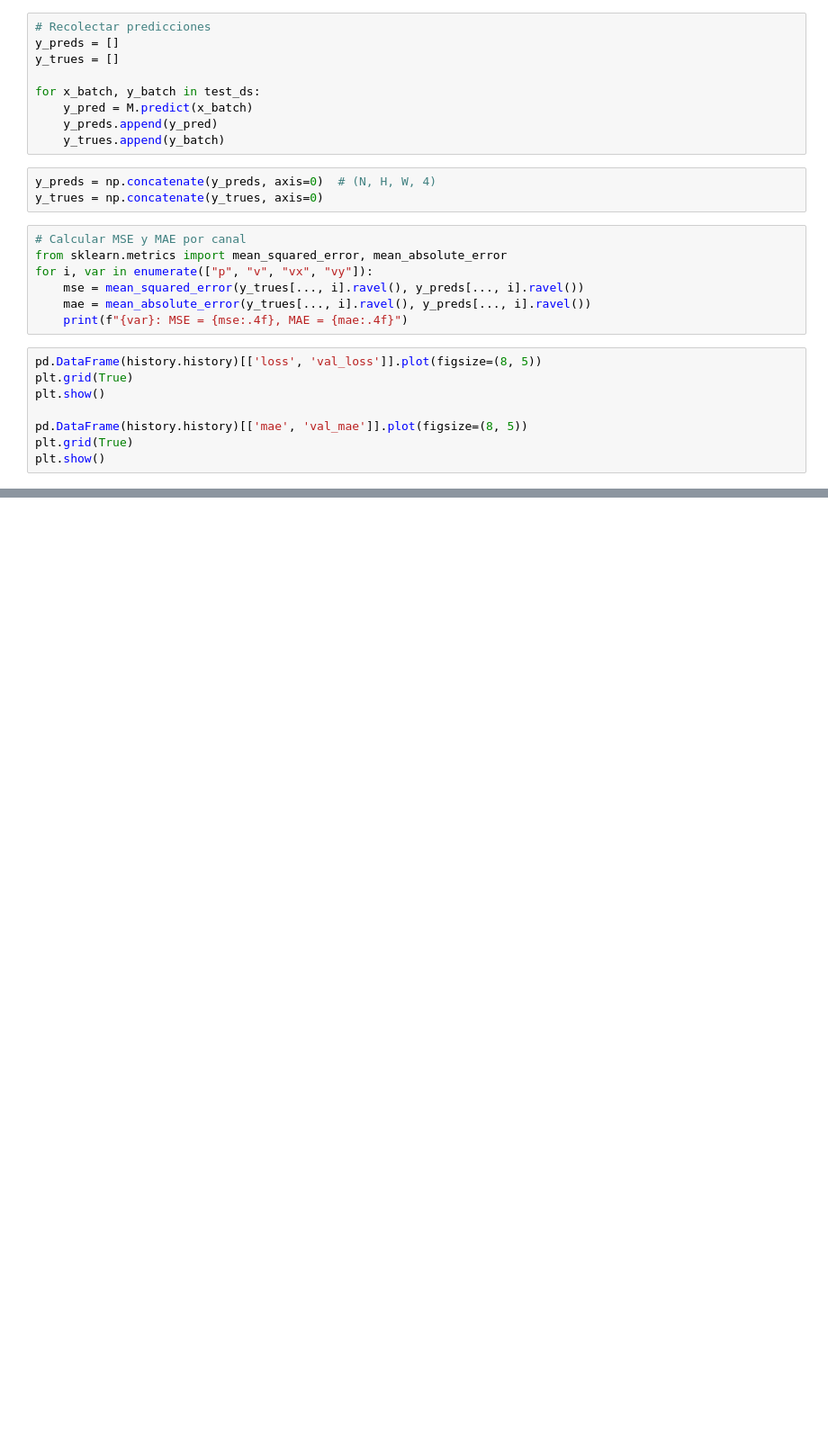
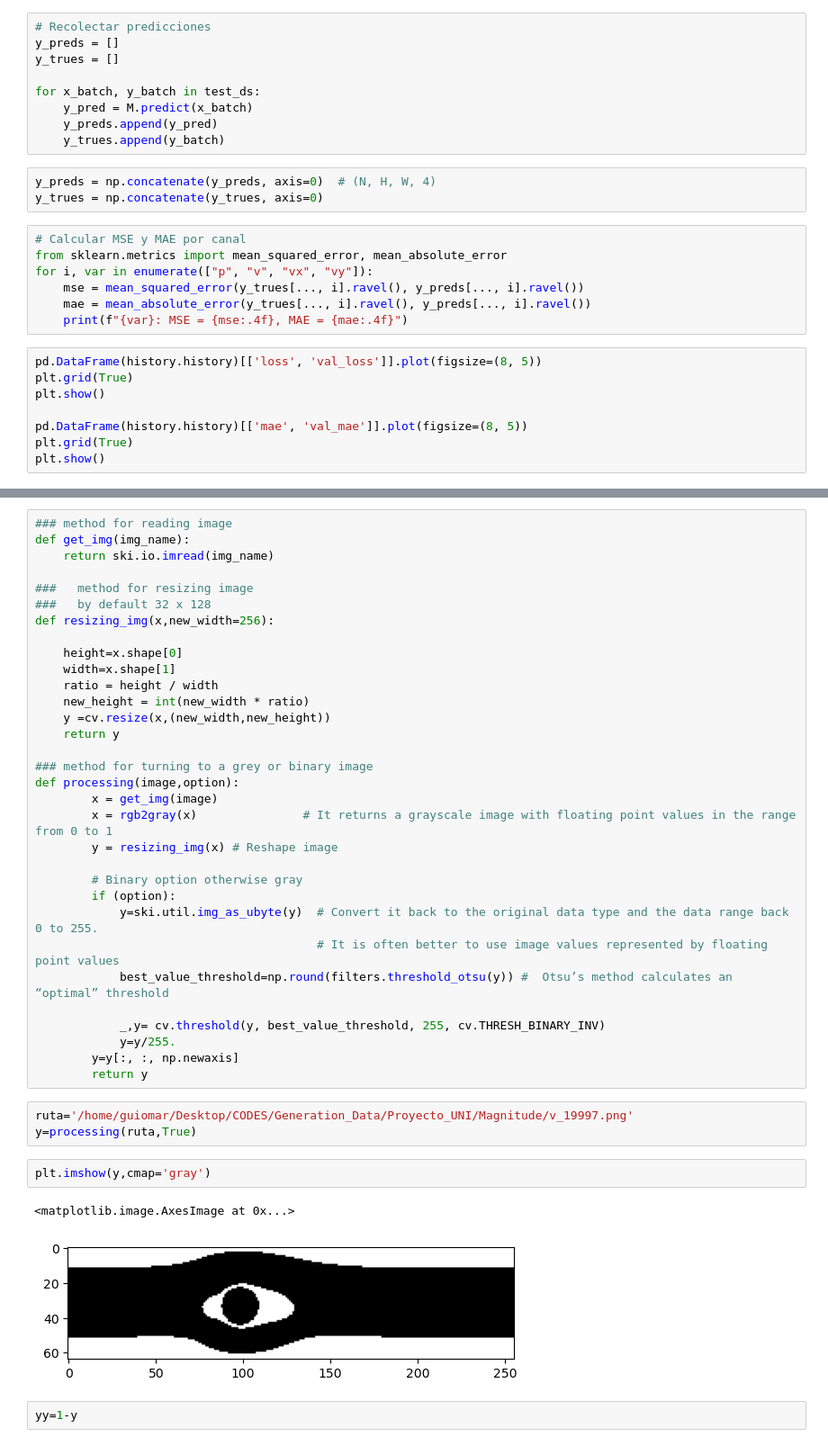
Before and after one commit to andromeda2075/predicting-flow-patterns, a Jupyter notebook: New3.ipynb, the cells around one changed output, grey strips where cells are left out. Shown at 90% size. Cells and saved outputs as stored; diff of their text form; blank space fills up the shorter version.

```diff
--- a/New3.ipynb
+++ b/New3.ipynb
@@ -425,0 +438,42 @@ plt.show()
+# %%
+### method for reading image
+def get_img(img_name):
+    return ski.io.imread(img_name)
+
+###   method for resizing image
+###   by default 32 x 128
+def resizing_img(x,new_width=256):
+
+    height=x.shape[0]
+    width=x.shape[1]
+    ratio = height / width
+    new_height = int(new_width * ratio)
+    y =cv.resize(x,(new_width,new_height))
+    return y
+
+### method for turning to a grey or binary image
+def processing(image,option):
+        x = get_img(image)
+        x = rgb2gray(x)               # It returns a grayscale image with floating point values in the range from 0 to 1
+        y = resizing_img(x) # Reshape image
+
+        # Binary option otherwise gray
+        if (option):
+            y=ski.util.img_as_ubyte(y)  # Convert it back to the original data type and the data range back 0 to 255.
+                                        # It is often better to use image values represented by floating point values
+            best_value_threshold=np.round(filters.threshold_otsu(y)) #  Otsu’s method calculates an “optimal” threshold
+
+            _,y= cv.threshold(y, best_value_threshold, 255, cv.THRESH_BINARY_INV)
+            y=y/255.
+        y=y[:, :, np.newaxis]
+        return y
+# %%
+ruta='/home/guiomar/Desktop/CODES/Generation_Data/Proyecto_UNI/Magnitude/v_19997.png'
+y=processing(ruta,True)
+# %%
+plt.imshow(y,cmap='gray')
+# %% [output]
+<matplotlib.image.AxesImage at 0x...>
+[figure, added]
+# %%
+yy=1-y
```
Also changed, not shown: parts of 8 cells of this notebook, 1 other file.
